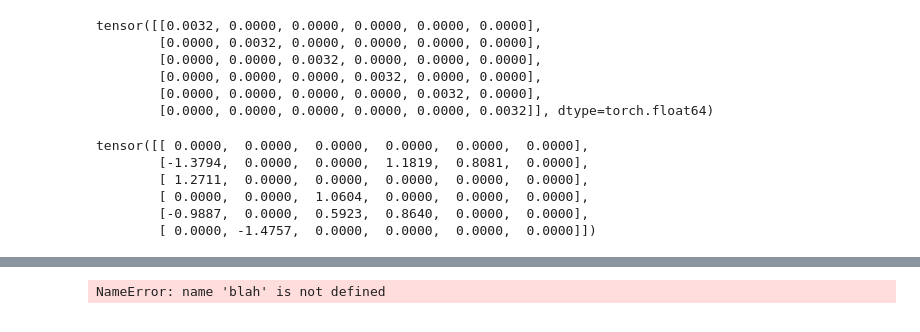
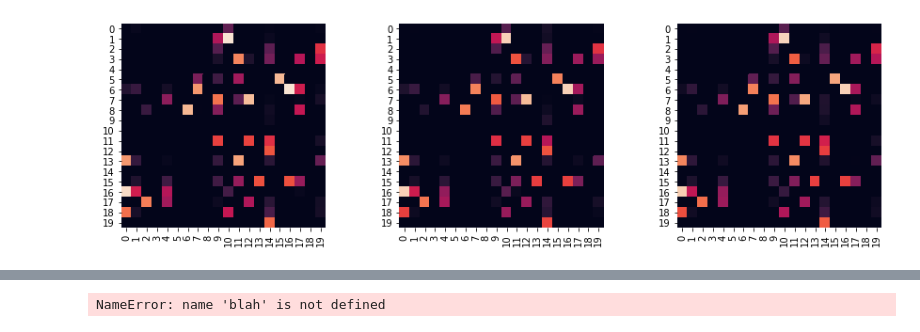
Before and after one commit to q1park/spacetime, a Jupyter notebook: experiments_gae.ipynb, the cells around one changed output, grey strips where cells are left out. Cells and saved outputs as stored; diff of their text form; code cells hidden in the pictures.

```diff
--- a/experiments_gae.ipynb
+++ b/experiments_gae.ipynb
@@ -310,3 +226,0 @@ testdata = iter(train_loader)
-# %%
-data, _ = next(testdata)
-preds, z_train, origin_A = autoencoder(data.double())
@@ -350,18 +227,14 @@ def threshold(adj, threshold, norm=False):
-# %%
-threshold(graph_trials[0], 0.0001, norm=False)
-# threshold(graph_trials[1], 0.2, norm=True)
-
-threshold(g.adj, 0.01, norm=False)
-# %% [output]
-tensor([[0.0032, 0.0000, 0.0000, 0.0000, 0.0000, 0.0000],
-        [0.0000, 0.0032, 0.0000, 0.0000, 0.0000, 0.0000],
-        [0.0000, 0.0000, 0.0032, 0.0000, 0.0000, 0.0000],
-        [0.0000, 0.0000, 0.0000, 0.0032, 0.0000, 0.0000],
-        [0.0000, 0.0000, 0.0000, 0.0000, 0.0032, 0.0000],
-        [0.0000, 0.0000, 0.0000, 0.0000, 0.0000, 0.0032]], dtype=torch.float64)
-tensor([[ 0.0000,  0.0000,  0.0000,  0.0000,  0.0000,  0.0000],
-        [-1.3794,  0.0000,  0.0000,  1.1819,  0.8081,  0.0000],
-        [ 1.2711,  0.0000,  0.0000,  0.0000,  0.0000,  0.0000],
-        [ 0.0000,  0.0000,  1.0604,  0.0000,  0.0000,  0.0000],
-        [-0.9887,  0.0000,  0.5923,  0.8640,  0.0000,  0.0000],
-        [ 0.0000, -1.4757,  0.0000,  0.0000,  0.0000,  0.0000]])
+# %%
+import seaborn as sns
+def draw(data, x, y, ax):
+    sns.heatmap(data, xticklabels=x, square=True, yticklabels=y,
+                vmin=0.1, vmax=1.0, cbar=False, ax=ax)
+
+sent = list(range(n_nodes))
+fig, axs = plt.subplots(1,3, figsize=(15, 4))
+draw(torch.abs(graphs[0]), sent, sent, ax=axs[0])
+draw(torch.abs(graphs[1]), sent, sent, ax=axs[1])
+draw(torch.abs(graphs[2]), sent, sent, ax=axs[2])
+plt.show()
+# %% [output]
+[figure, added]
```
Also changed, not shown: parts of 20 cells of this notebook, 13 other files.
